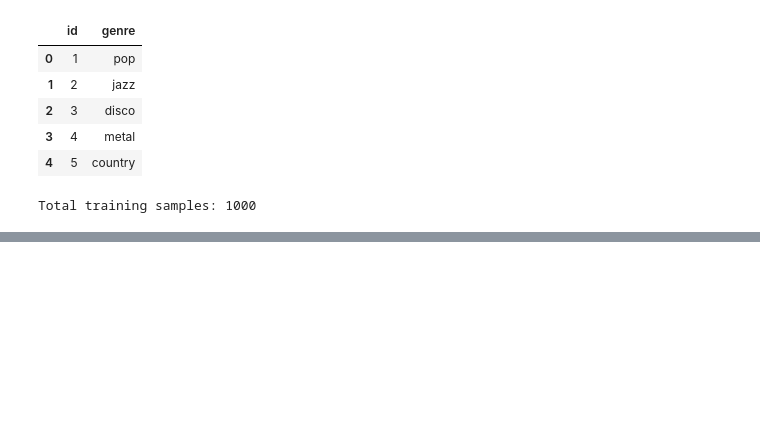
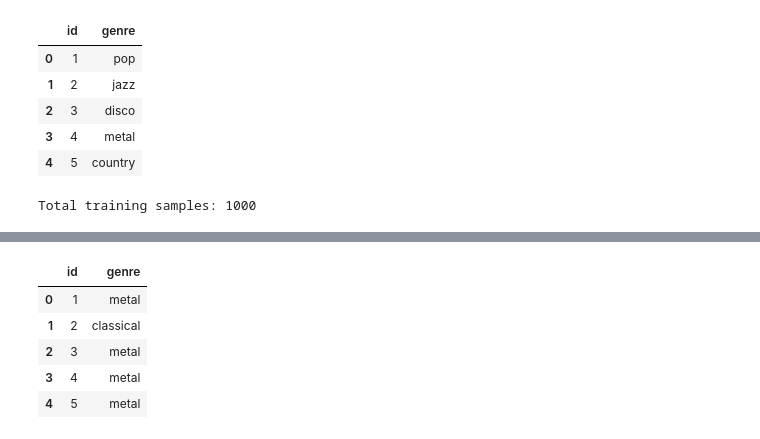
Before and after one commit to Sanandha1234/messy-mashup-music-genre-classification, a Jupyter notebook: kaggle_notebook.ipynb, the cells around one changed output, grey strips where cells are left out. Saved outputs shown, nothing was run; the diff lists cells and outputs as text; code cells hidden in the pictures; blank space fills up the shorter version.

```diff
--- a/kaggle_notebook.ipynb
+++ b/kaggle_notebook.ipynb
@@ -624,3 +653,12 @@ submission.head()
 | 2 | 3 | metal |
 | 3 | 4 | metal |
 | 4 | 5 | metal |
+# %%
+submission.head()
+# %% [output]
+|  | id | genre |
+| 0 | 1 | metal |
+| 1 | 2 | classical |
+| 2 | 3 | metal |
+| 3 | 4 | metal |
+| 4 | 5 | metal |
```
Also changed, not shown: parts of 5 cells of this notebook.
